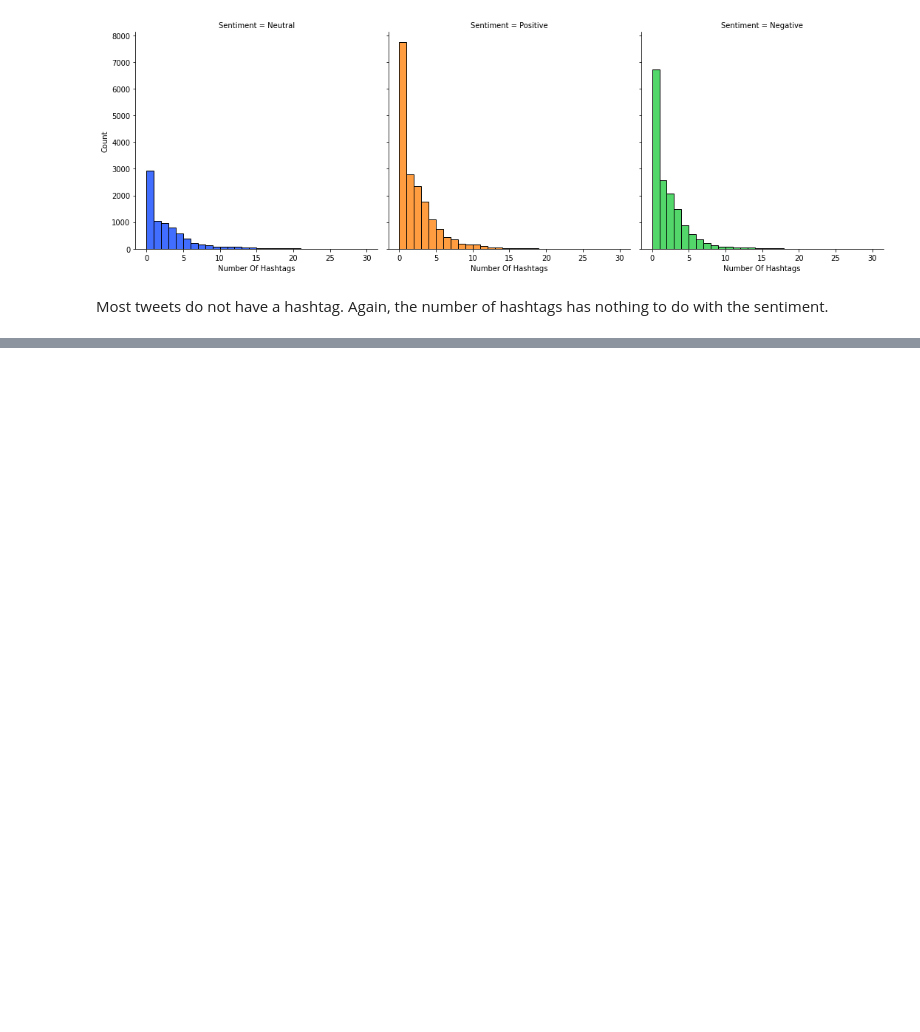
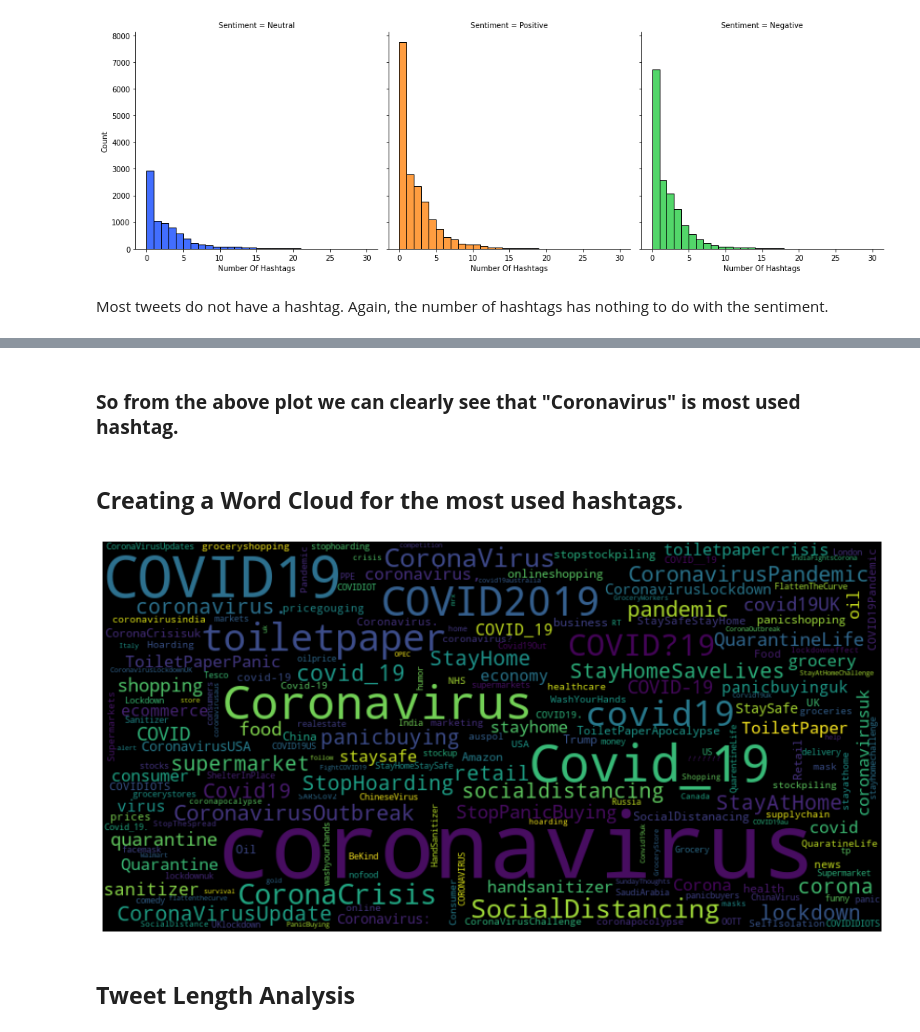
Before and after one commit to Deepakkarki24/Coronavirus-Tweet-Sentiment-Analysis, a Jupyter notebook: Deepak_Karki_Coronavirus_Tweet_Sentiment_Analysis_Capstone_Project.ipynb, the cells around one changed output, grey strips where cells are left out. Saved outputs shown, nothing was run; the diff lists cells and outputs as text; code cells hidden in the pictures; blank space fills up the shorter version.

```diff
--- a/Deepak_Karki_Coronavirus_Tweet_Sentiment_Analysis_Capstone_Project.ipynb
+++ b/Deepak_Karki_Coronavirus_Tweet_Sentiment_Analysis_Capstone_Project.ipynb
@@ -378,0 +383,4 @@ Most tweets do not have a hashtag. Again, the number of hashtags has nothing to
+# %%
+def extract_hash_tags(x):
+  return [part[1:] for part in x.split() if part.startswith('#')]
+df['hashtags']=df['OriginalTweet'].apply(extract_hash_tags)
@@ -378,0 +396,9 @@ Most tweets do not have a hashtag. Again, the number of hashtags has nothing to
+# %%
+#Creating a new dataframe containing hashtags and their count
+d = Counter(df.hashtags.sum())
+hashtags= pd.DataFrame([d]).T
+# %%
+#Renaming the columns and resetting the index
+hashtags.rename_axis('hashtag',inplace=True)
+hashtags.rename(columns={0:"Count"},inplace=True)
+hashtags=hashtags.reset_index()
@@ -378,0 +441,16 @@ Most tweets do not have a hashtag. Again, the number of hashtags has nothing to
+# %% [markdown]
+### **So from the above plot we can clearly see that "Coronavirus" is most used hashtag.**
+# %% [markdown]
+## **Creating a Word Cloud for the most used hashtags.**
+# %%
+#Creating a dictionary containing hash tag and it's count
+data = dict(zip(hashtags['hashtag'].tolist(), hashtags['Count'].tolist()))
+wcloud = WordCloud(width=800, height=400, max_words=200,background_color = 'black').generate_from_frequencies(data)
+plt.figure(figsize=(15, 15))
+plt.imshow(wcloud, interpolation='bilinear')
+plt.axis('off')
+plt.show()
+# %% [output]
+[figure, added]
+# %% [markdown]
+## **Tweet Length Analysis**
```
Also changed, not shown: parts of 16 cells of this notebook.
